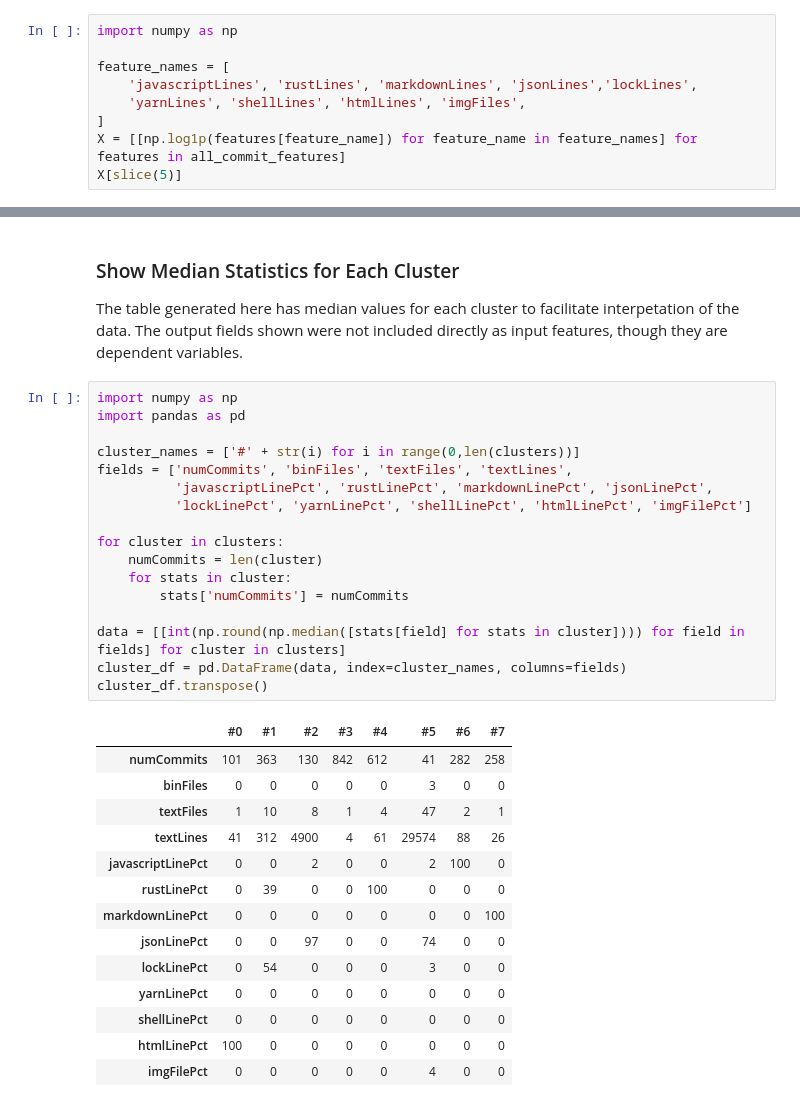
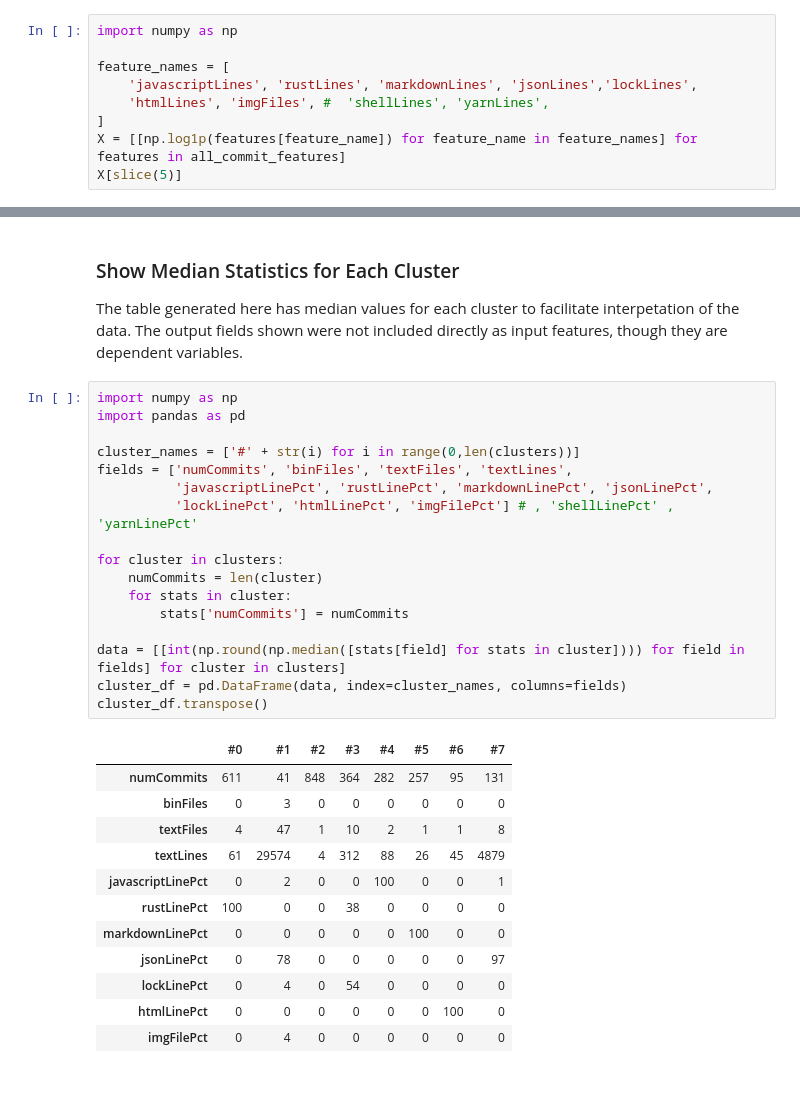
Before and after one commit to Deadman-DAO/Web3HackerNetwork, a Jupyter notebook: sandbox/notebooks/bob/commit_clustering.ipynb, the cells around one changed output, grey strips where cells are left out. Saved outputs shown, nothing was run; the diff lists cells and outputs as text.

```diff
--- a/sandbox/notebooks/bob/commit_clustering.ipynb
+++ b/sandbox/notebooks/bob/commit_clustering.ipynb
@@ -56,7 +56,7 @@ import numpy as np
 
 feature_names = [
     'javascriptLines', 'rustLines', 'markdownLines', 'jsonLines','lockLines',
-    'yarnLines', 'shellLines', 'htmlLines', 'imgFiles',
+    'htmlLines', 'imgFiles', #  'shellLines', 'yarnLines',
 ]
 X = [[np.log1p(features[feature_name]) for feature_name in feature_names] for features in all_commit_features]
 X[slice(5)]
@@ -101,35 +101,33 @@ The table generated here has median values for each cluster to facilitate interp
 # %%
 import numpy as np
 import pandas as pd
 
 cluster_names = ['#' + str(i) for i in range(0,len(clusters))]
 fields = ['numCommits', 'binFiles', 'textFiles', 'textLines',
           'javascriptLinePct', 'rustLinePct', 'markdownLinePct', 'jsonLinePct',
-          'lockLinePct', 'yarnLinePct', 'shellLinePct', 'htmlLinePct', 'imgFilePct']
+          'lockLinePct', 'htmlLinePct', 'imgFilePct'] # , 'shellLinePct' , 'yarnLinePct'
 
 for cluster in clusters:
     numCommits = len(cluster)
     for stats in cluster:
         stats['numCommits'] = numCommits
 
 data = [[int(np.round(np.median([stats[field] for stats in cluster]))) for field in fields] for cluster in clusters]
 cluster_df = pd.DataFrame(data, index=cluster_names, columns=fields)
 cluster_df.transpose()
 # %% [output]
 |  | #0 | #1 | #2 | #3 | #4 | #5 | #6 | #7 |
-| numCommits | 101 | 363 | 130 | 842 | 612 | 41 | 282 | 258 |
-| binFiles | 0 | 0 | 0 | 0 | 0 | 3 | 0 | 0 |
-| textFiles | 1 | 10 | 8 | 1 | 4 | 47 | 2 | 1 |
-| textLines | 41 | 312 | 4900 | 4 | 61 | 29574 | 88 | 26 |
-| javascriptLinePct | 0 | 0 | 2 | 0 | 0 | 2 | 100 | 0 |
-| rustLinePct | 0 | 39 | 0 | 0 | 100 | 0 | 0 | 0 |
-| markdownLinePct | 0 | 0 | 0 | 0 | 0 | 0 | 0 | 100 |
-| jsonLinePct | 0 | 0 | 97 | 0 | 0 | 74 | 0 | 0 |
-| lockLinePct | 0 | 54 | 0 | 0 | 0 | 3 | 0 | 0 |
-| yarnLinePct | 0 | 0 | 0 | 0 | 0 | 0 | 0 | 0 |
-| shellLinePct | 0 | 0 | 0 | 0 | 0 | 0 | 0 | 0 |
-| htmlLinePct | 100 | 0 | 0 | 0 | 0 | 0 | 0 | 0 |
-| imgFilePct | 0 | 0 | 0 | 0 | 0 | 4 | 0 | 0 |
+| numCommits | 611 | 41 | 848 | 364 | 282 | 257 | 95 | 131 |
+| binFiles | 0 | 3 | 0 | 0 | 0 | 0 | 0 | 0 |
+| textFiles | 4 | 47 | 1 | 10 | 2 | 1 | 1 | 8 |
+| textLines | 61 | 29574 | 4 | 312 | 88 | 26 | 45 | 4879 |
+| javascriptLinePct | 0 | 2 | 0 | 0 | 100 | 0 | 0 | 1 |
+| rustLinePct | 100 | 0 | 0 | 38 | 0 | 0 | 0 | 0 |
+| markdownLinePct | 0 | 0 | 0 | 0 | 0 | 100 | 0 | 0 |
+| jsonLinePct | 0 | 78 | 0 | 0 | 0 | 0 | 0 | 97 |
+| lockLinePct | 0 | 4 | 0 | 54 | 0 | 0 | 0 | 0 |
+| htmlLinePct | 0 | 0 | 0 | 0 | 0 | 0 | 100 | 0 |
+| imgFilePct | 0 | 4 | 0 | 0 | 0 | 0 | 0 | 0 |
 # %% [markdown]
 ### Interpreting the Clusters
 Each datapoint above is a median value of the commits in the cluster.
```
Also changed, not shown: parts of 6 cells of this notebook, 3 other files.
